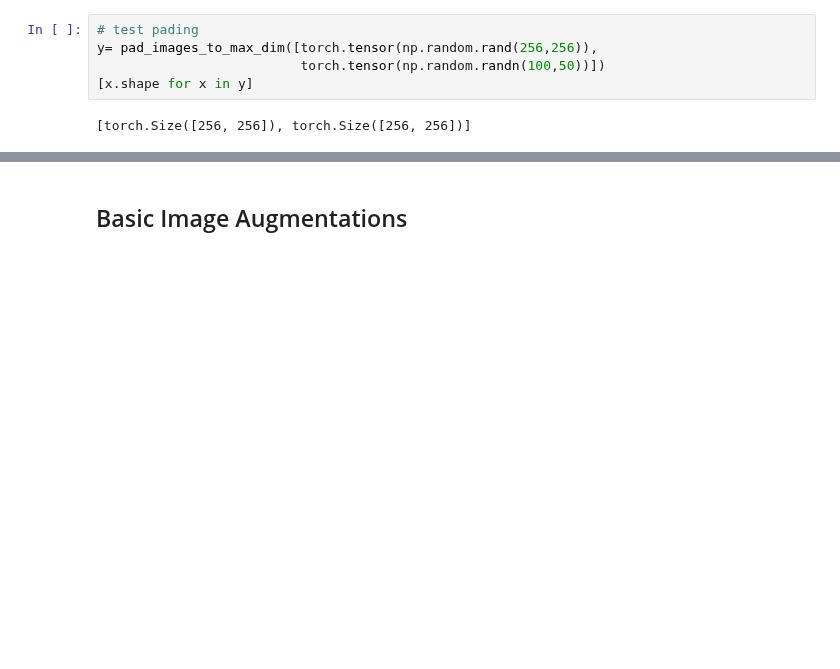
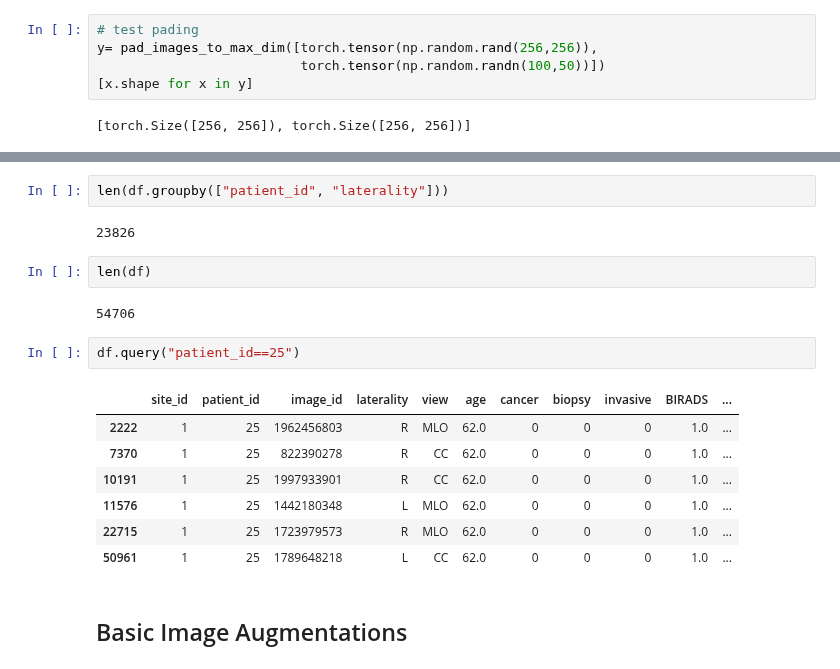
Before and after one commit to mkurtys/rsna-breast, a Jupyter notebook: rsna-train.ipynb, the cells around one changed output, grey strips where cells are left out. Saved outputs shown, nothing was run; the diff lists cells and outputs as text; blank space fills up the shorter version.

```diff
--- a/rsna-train.ipynb
+++ b/rsna-train.ipynb
@@ -577,3 +676,21 @@ AttributeError: 'NoneType' object has no attribute 'name'
+# %%
+len(df.groupby(["patient_id", "laterality"]))
+# %% [output]
+23826
+# %%
+len(df)
+# %% [output]
+54706
+# %%
+df.query("patient_id==25")
+# %% [output]
+|  | site_id | patient_id | image_id | laterality | view | age | cancer | biopsy | invasive | BIRADS | ... |
+| 2222 | 1 | 25 | 1962456803 | R | MLO | 62.0 | 0 | 0 | 0 | 1.0 | ... |
+| 7370 | 1 | 25 | 822390278 | R | CC | 62.0 | 0 | 0 | 0 | 1.0 | ... |
+| 10191 | 1 | 25 | 1997933901 | R | CC | 62.0 | 0 | 0 | 0 | 1.0 | ... |
+| 11576 | 1 | 25 | 1442180348 | L | MLO | 62.0 | 0 | 0 | 0 | 1.0 | ... |
+| 22715 | 1 | 25 | 1723979573 | R | MLO | 62.0 | 0 | 0 | 0 | 1.0 | ... |
+| 50961 | 1 | 25 | 1789648218 | L | CC | 62.0 | 0 | 0 | 0 | 1.0 | ... |
 # %% [markdown]
 ## Basic Image Augmentations
 # %%
```
Also changed, not shown: parts of 12 cells of this notebook.
